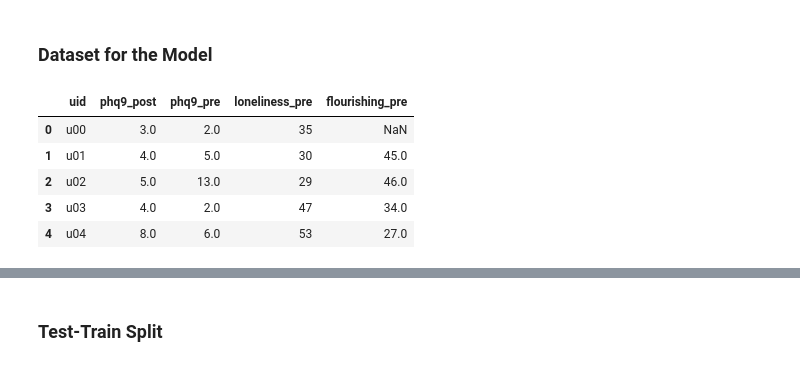
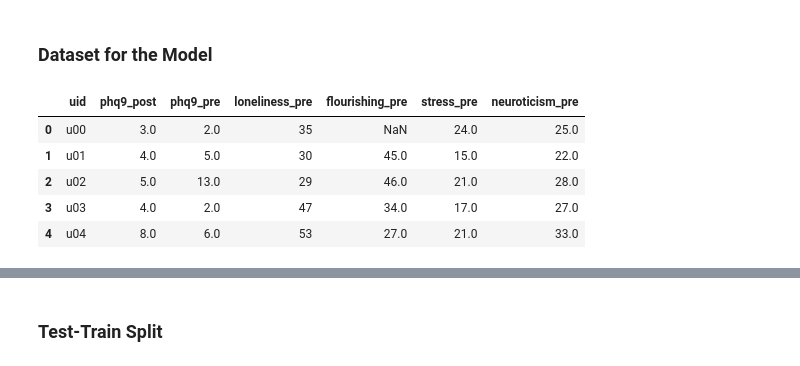
Before and after one commit to mariabssadh1-droid/spark_check, a Jupyter notebook: INSY 674-Group Project.ipynb, the cells around one changed output, grey strips where cells are left out. Saved outputs shown, nothing was run; the diff lists cells and outputs as text; code cells hidden in the pictures.

```diff
--- a/INSY 674-Group Project.ipynb
+++ b/INSY 674-Group Project.ipynb
@@ -776,0 +945,24 @@ Missing totals: 4
+# %%
+# Encode 1–5 (case-insensitive), reverse-score items 9, 24, 34, and total (8–40)
+bfi_scores = {
+    "disagree strongly": 1,
+    "disagree a little": 2,
+    "neither agree nor disagree": 3,
+    "agree a little": 4,
+    "agree strongly": 5,
+}
+
+bigfive_clean[neuroticism_items] = bigfive_clean[neuroticism_items].apply(
+    lambda column: column.str.strip().str.lower().map(bfi_scores)
+)
+
+reverse_neuroticism = [c for c in neuroticism_items if bfi_item_number(c) in {9, 24, 34}]
+assert len(reverse_neuroticism) == 3, "Check reverse-scored column names."
+bigfive_clean[reverse_neuroticism] = 6 - bigfive_clean[reverse_neuroticism]
+
+bigfive_clean["neuroticism_pre"] = bigfive_clean[neuroticism_items].sum(axis=1, min_count=8)
+assert bigfive_clean["neuroticism_pre"].dropna().between(8, 40).all()
+
+neuroticism_pre = bigfive_clean[["uid", "neuroticism_pre"]].reset_index(drop=True)
+print("Missing totals:", neuroticism_pre["neuroticism_pre"].isna().sum())
+display(neuroticism_pre.head())
@@ -779,26 +979,39 @@ Missing totals: 4
 # %%
 # Add baseline loneliness to the paired PHQ-9 table
 student_data = phq9_paired.merge(
     loneliness_pre,
     on="uid",
     how="left",
     validate="one_to_one"
 )
 # Add baseline flourishing
 student_data = student_data.merge(
     flourishing_pre,
     on="uid",
     how="left",
     validate="one_to_one"
 )
+# Add baseline perceived stress and neuroticism (extra predictors)
+student_data = student_data.merge(
+    stress_pre,
+    on="uid",
+    how="left",
+    validate="one_to_one"
+)
+student_data = student_data.merge(
+    neuroticism_pre,
+    on="uid",
+    how="left",
+    validate="one_to_one"
+)
 student_data.head()
 # %% [output]
-|  | uid | phq9_post | phq9_pre | loneliness_pre | flourishing_pre |
-| 0 | u00 | 3.0 | 2.0 | 35 | NaN |
-| 1 | u01 | 4.0 | 5.0 | 30 | 45.0 |
-| 2 | u02 | 5.0 | 13.0 | 29 | 46.0 |
-| 3 | u03 | 4.0 | 2.0 | 47 | 34.0 |
-| 4 | u04 | 8.0 | 6.0 | 53 | 27.0 |
+|  | uid | phq9_post | phq9_pre | loneliness_pre | flourishing_pre | stress_pre | neuroticism_pre |
+| 0 | u00 | 3.0 | 2.0 | 35 | NaN | 24.0 | 25.0 |
+| 1 | u01 | 4.0 | 5.0 | 30 | 45.0 | 15.0 | 22.0 |
+| 2 | u02 | 5.0 | 13.0 | 29 | 46.0 | 21.0 | 28.0 |
+| 3 | u03 | 4.0 | 2.0 | 47 | 34.0 | 17.0 | 27.0 |
+| 4 | u04 | 8.0 | 6.0 | 53 | 27.0 | 21.0 | 33.0 |
 # %%
 print("Shape:", student_data.shape)
 print("Unique students:", student_data["uid"].nunique())
```
Also changed, not shown: parts of 34 cells of this notebook.
